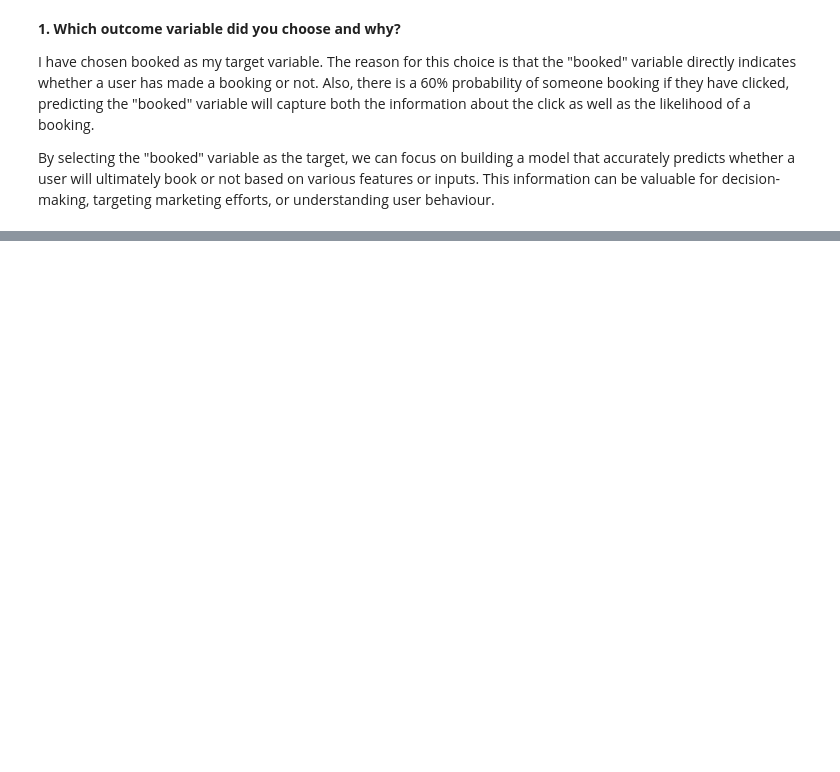
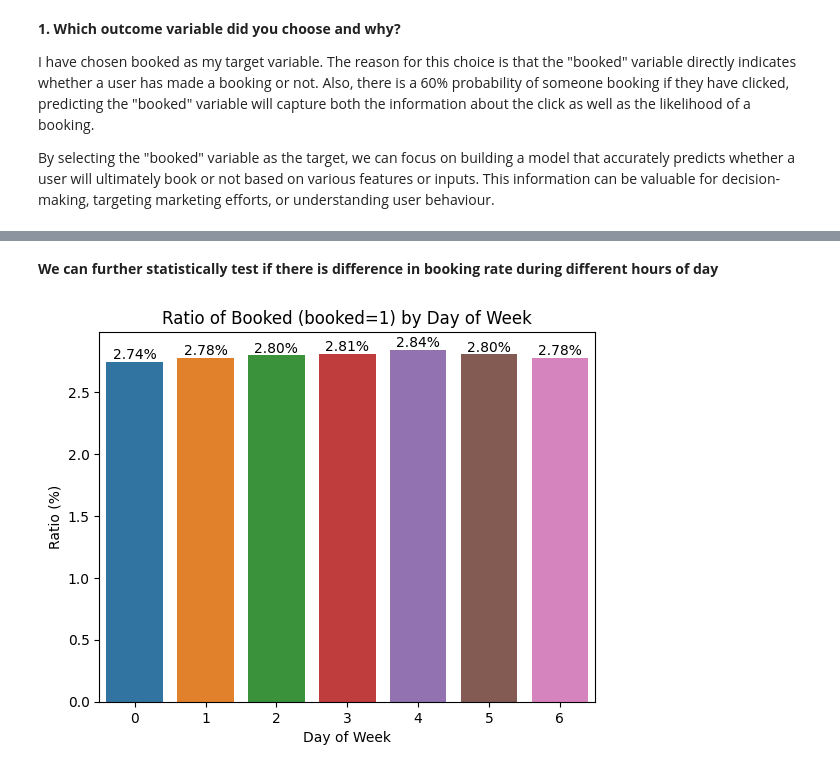
Before and after one commit to manish-tripathi/Amplify-Analytix-Task, a Jupyter notebook: data-science-task.ipynb, the cells around one changed output, grey strips where cells are left out. Drawn from its saved outputs; the diff is of its cells as text; code cells hidden in the pictures; blank space fills up the shorter version.

```diff
--- a/data-science-task.ipynb
+++ b/data-science-task.ipynb
@@ -778,0 +722,27 @@ By selecting the "booked" variable as the target, we can focus on building a mod
+# %% [markdown]
+**We can further statistically test if there is difference in booking rate during different hours of day**
+# %%
+# Similarly Visualizing booking for different days of week, where 0 is Monday and 6 is Sunday
+# Calculating the value counts for 'day_of_week' where 'booked' is equal to 1
+booked_counts = df[df['booked'] == 1]['day_of_week'].value_counts()
+
+# Calculating the value counts for 'day_of_week' in the entire DataFrame
+total_counts = df['day_of_week'].value_counts()
+
+# Calculating the ratio of bookings by day of the week
+ratio = booked_counts / total_counts * 100
+
+
+# Creating a bar plot to visualize the ratio of 'booked' (where 'booked' is 1) by 'day_of_week'
+sns.barplot(x=ratio.index, y=ratio.values)
+plt.xlabel('Day of Week')
+plt.ylabel('Ratio (%)')
+plt.title('Ratio of Booked (booked=1) by Day of Week')
+
+# Adding data labels to the bar plot
+for i, v in enumerate(ratio):
+    plt.text(i, v, f'{v:.2f}%', ha='center', va='bottom')
+
+plt.show()
+# %% [output]
+[figure, added]
```
Also changed, not shown: parts of 35 cells of this notebook.
